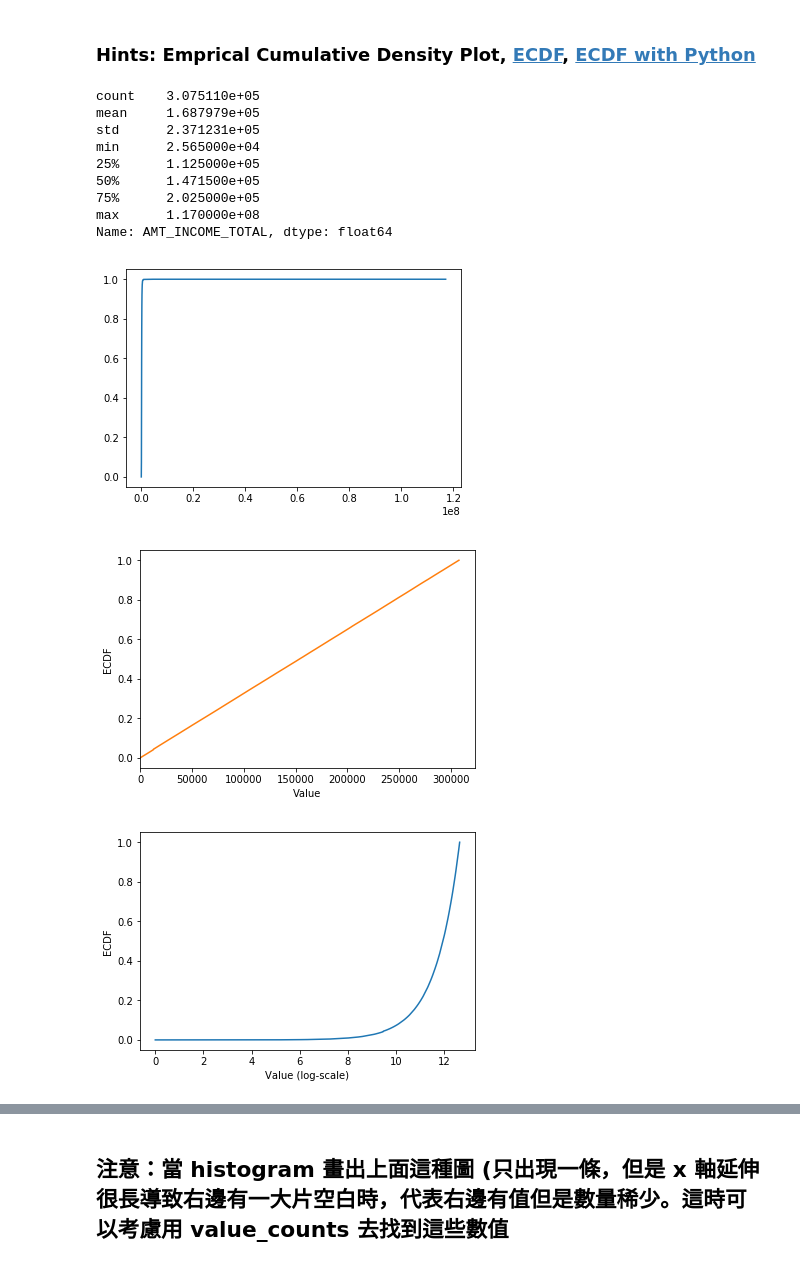
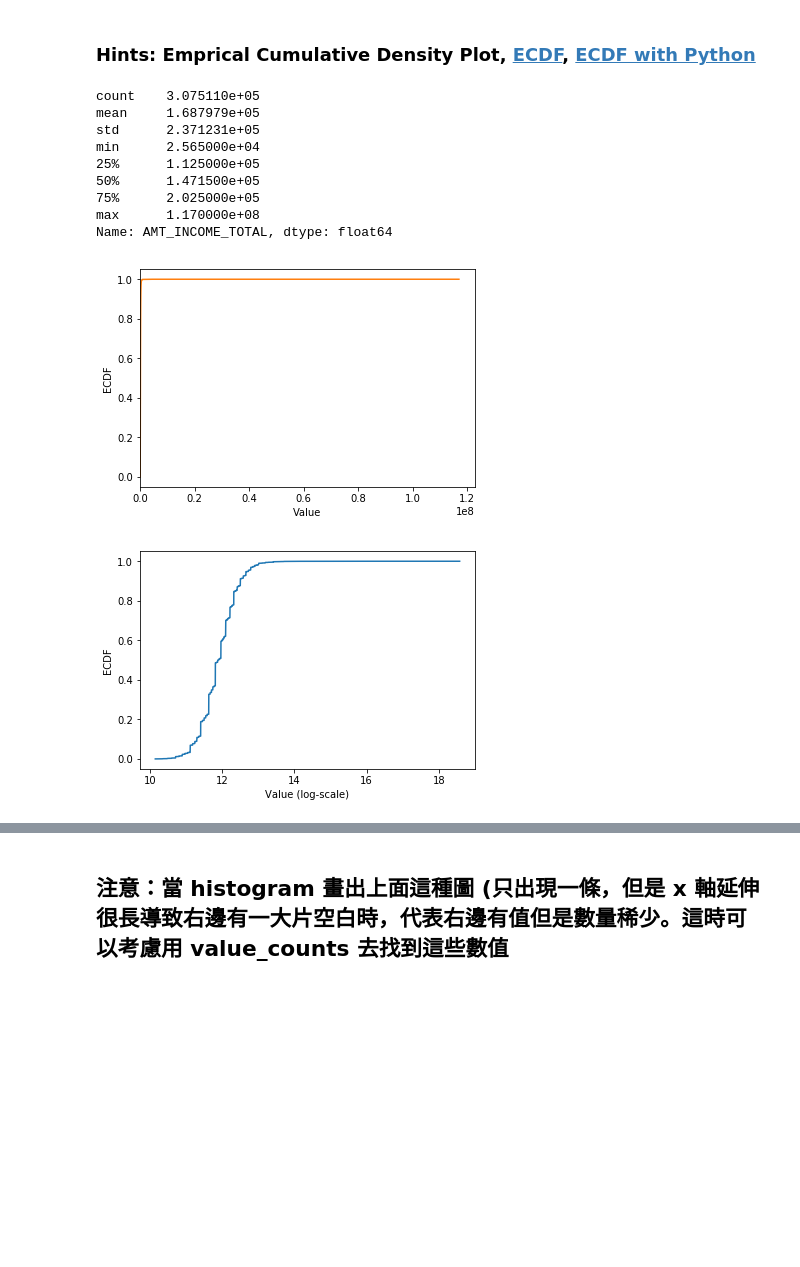
Before and after one commit to HRTseng/100Day-ML-Marathon, a Jupyter notebook: Day_006_HW.ipynb, the cells around one changed output, grey strips where cells are left out. Cells and saved outputs as stored; diff of their text form; code cells hidden in the pictures; blank space fills up the shorter version.

```diff
--- a/Day_006_HW.ipynb
+++ b/Day_006_HW.ipynb
@@ -91,40 +85,41 @@ def ecdf(data):
 # %%
 # 最大值離平均與中位數很遠
 print(app_train['AMT_INCOME_TOTAL'].describe())
-plt.plot(np.sort(app_train['AMT_INCOME_TOTAL']),ecdf(app_train['AMT_INCOME_TOTAL']))
-plt.show()
-cdf =np.cumsum(app_train['AMT_INCOME_TOTAL'])
+
+# 繪製 Empirical Cumulative Density Plot (ECDF)
+##plt.plot(np.sort(app_train['AMT_INCOME_TOTAL']),ecdf(app_train['AMT_INCOME_TOTAL']))
+##plt.show()
+cdf =app_train.AMT_INCOME_TOTAL.value_counts().sort_index().cumsum()
 plt.plot(cdf)
 
 plt.plot(list(cdf.index), cdf/cdf.max())
 plt.xlabel('Value')
 plt.ylabel('ECDF')
 plt.xlim([cdf.index.min(), cdf.index.max() * 1.05]) # 限制顯示圖片的範圍
 plt.ylim([-0.05,1.05]) # 限制顯示圖片的範圍
 
 plt.show()
 
 # 改變 y 軸的 Scale, 讓我們可以正常檢視 ECDF
 plt.plot(np.log(list(cdf.index)), cdf/cdf.max())
 plt.xlabel('Value (log-scale)')
 plt.ylabel('ECDF')
 
 plt.ylim([-0.05,1.05]) # 限制顯示圖片的範圍
 
 plt.show()
 # %% [output]
 count    3.075110e+05
 mean     1.687979e+05
 std      2.371231e+05
 min      2.565000e+04
 25%      1.125000e+05
 50%      1.471500e+05
 75%      2.025000e+05
 max      1.170000e+08
 Name: AMT_INCOME_TOTAL, dtype: float64
-[figure, old version]
+[figure, new version]
-[figure, old version]
+[figure, new version]
-[figure, removed]
 # %% [markdown]
 ## 補充：Normal dist 的 ECDF
 ![ecdf_normal](https://au.mathworks.com/help/examples/stats/win64/PlotEmpiricalCdfAndCompareWithSamplingDistributionExample_01.png)
```
Also changed, not shown: parts of 4 cells of this notebook, 1 other file.
